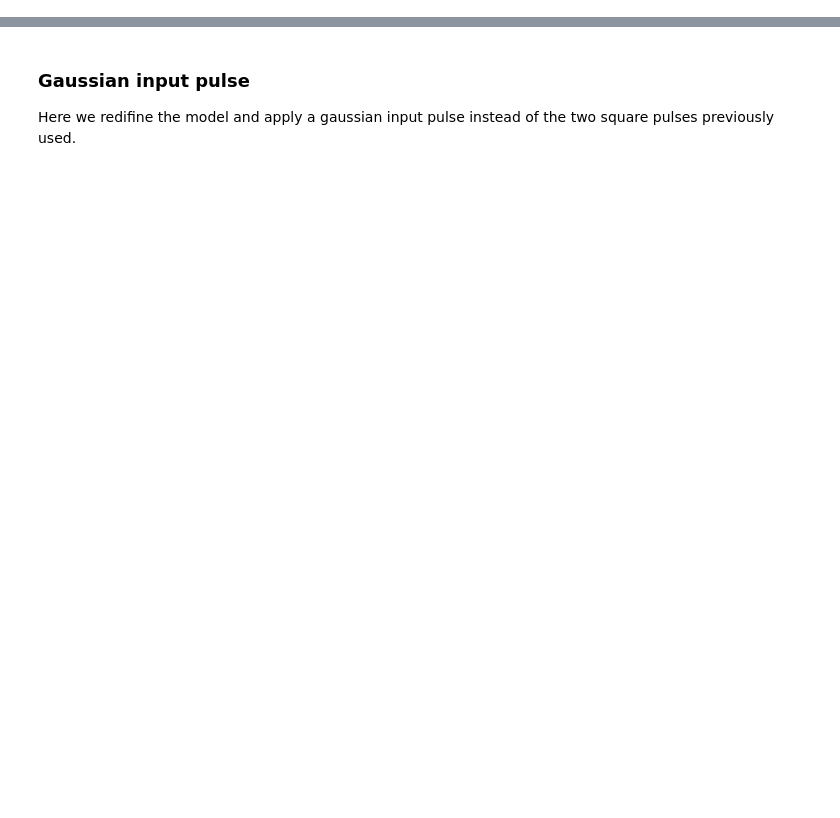
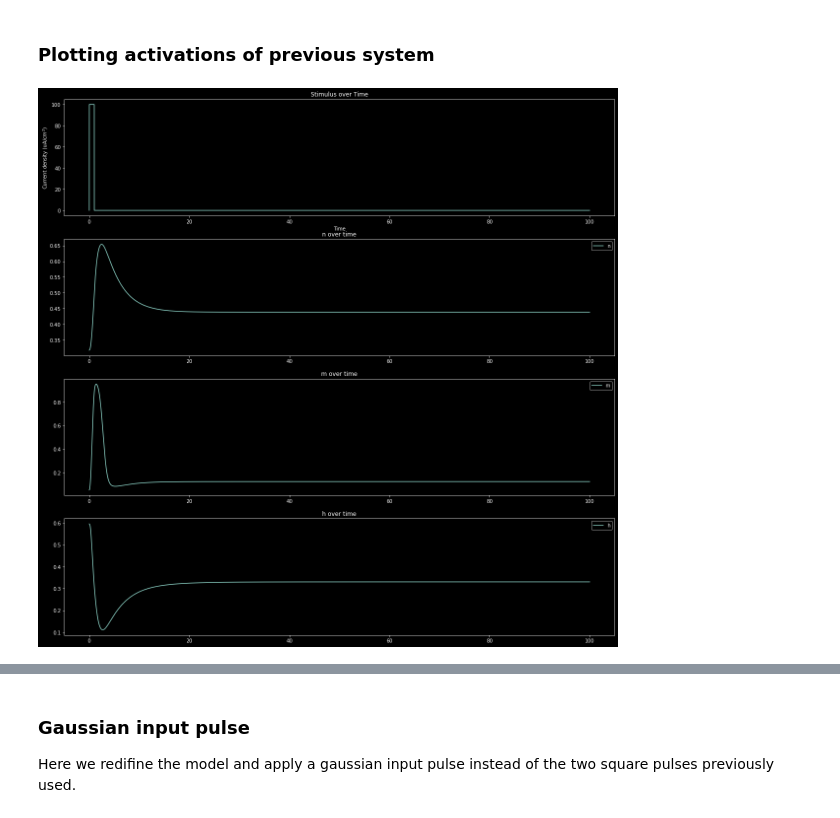
Before and after one commit to pdparakh108/Hodgkin_Huxley_Ising_simulation, a Jupyter notebook: HH_implementation/HH.ipynb, the cells around one changed output, grey strips where cells are left out. Saved outputs shown, nothing was run; the diff lists cells and outputs as text; code cells hidden in the pictures; blank space fills up the shorter version.

```diff
--- a/HH_implementation/HH.ipynb
+++ b/HH_implementation/HH.ipynb
@@ -165,0 +148,25 @@ Text(0.5, 1.0, 'h over Time')
+# %% [markdown]
+### Plotting activations of previous system
+# %%
+# Now plot n, m, and h over time
+fig, ax = plt.subplots(4,1,figsize=(20, 20))
+
+# Plotting the stimulus over time
+ax[0].plot(t, Idv)
+ax[0].set_ylabel(r'Current density (uA/$cm^2$)')
+ax[0].set_xlabel('Time')
+ax[0].set_title('Stimulus over Time')
+
+ax[1].plot(t, results[:, 1], label='n')
+ax[2].plot(t, results[:, 2], label='m')
+ax[3].plot(t, results[:, 3], label='h')
+ax[1].set_title('n over time')
+ax[1].legend()
+ax[2].set_title('m over time')
+ax[2].legend()
+ax[3].set_title('h over time')
+ax[3].legend()
+
+plt.show()
+# %% [output]
+[figure, added]
```
Also changed, not shown: parts of 19 cells of this notebook.
